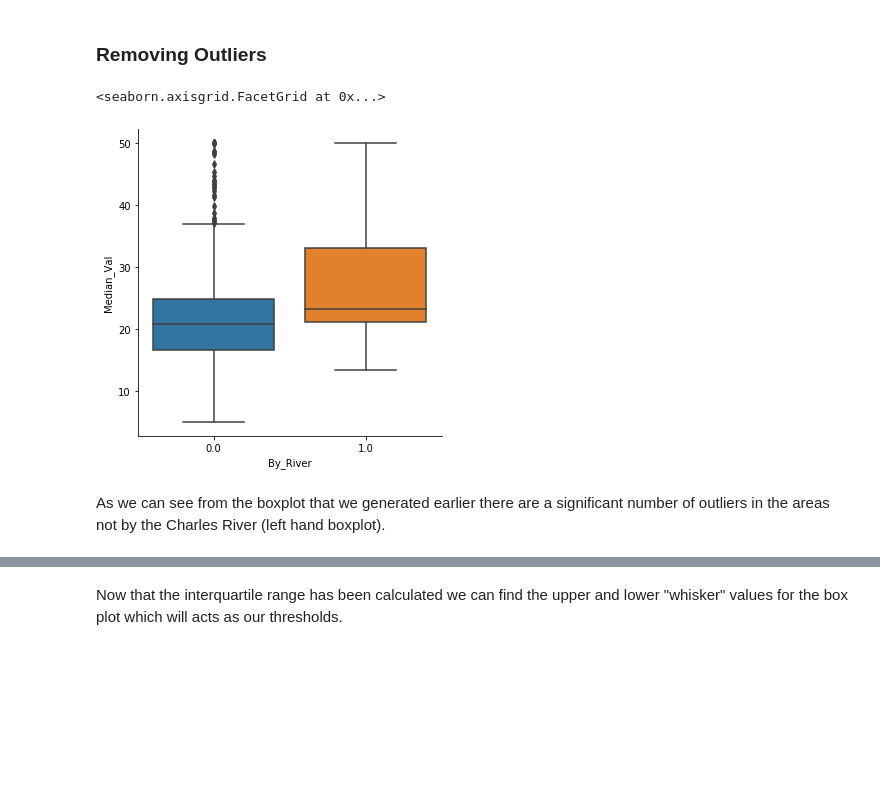
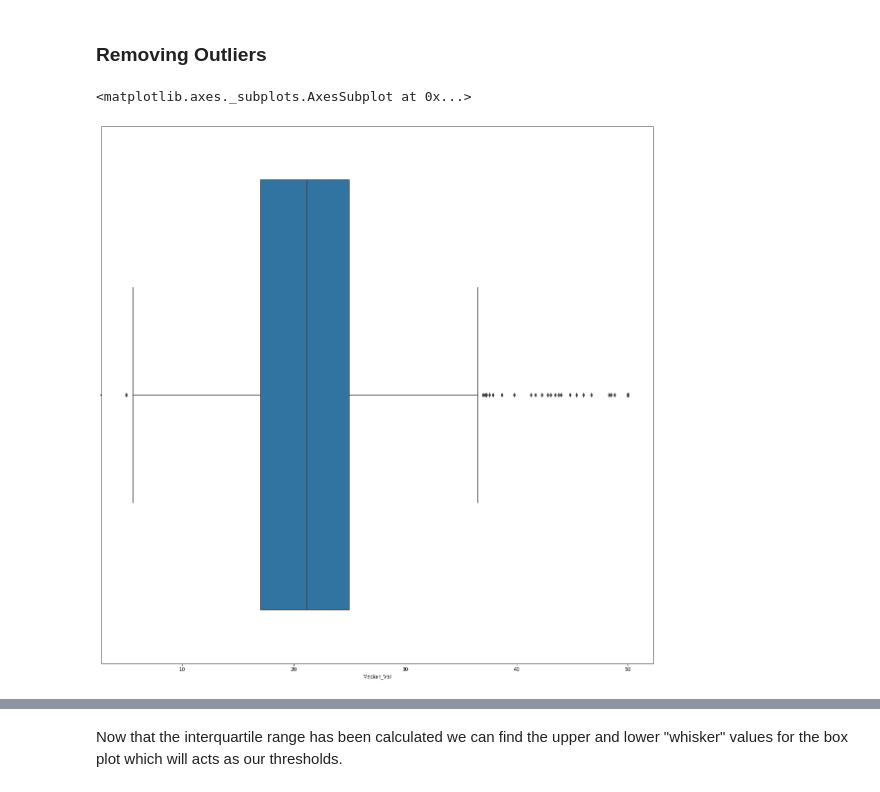
Before and after one commit to ConorHogan/MachineLearning-and-Statistics-Project, a Jupyter notebook: Machine-Learning-and-Statistics-Project-Notebook.ipynb, the cells around one changed output, grey strips where cells are left out. Saved outputs shown, nothing was run; the diff lists cells and outputs as text; code cells hidden in the pictures; blank space fills up the shorter version.

```diff
--- a/Machine-Learning-and-Statistics-Project-Notebook.ipynb
+++ b/Machine-Learning-and-Statistics-Project-Notebook.ipynb
@@ -347,11 +348,8 @@ Before we can apply a T-Test, it first necessary to ensure that our datasets mee
 As you can see above, the first three requirements were met, but the 4th requirement was failed and the 5th and 6th requirements required further investigation before we can continue with out T-Test.
 # %% [markdown]
 ### Removing Outliers
-# %%
-sns.catplot(x='By_River', y='Median_Val', kind='box', data=river_df)
-# What do all the outliers mean
-# %% [output]
-<seaborn.axisgrid.FacetGrid at 0x...>
-[figure, removed]
-# %% [markdown]
-As we can see from the boxplot that we generated earlier there are a significant number of outliers in the areas not by the Charles River (left hand boxplot).
+# %%
+sns.boxplot(river_df['Median_Val'])
+# %% [output]
+<matplotlib.axes._subplots.AxesSubplot at 0x...>
+[figure, added]
```
Also changed, not shown: parts of 25 cells of this notebook.
